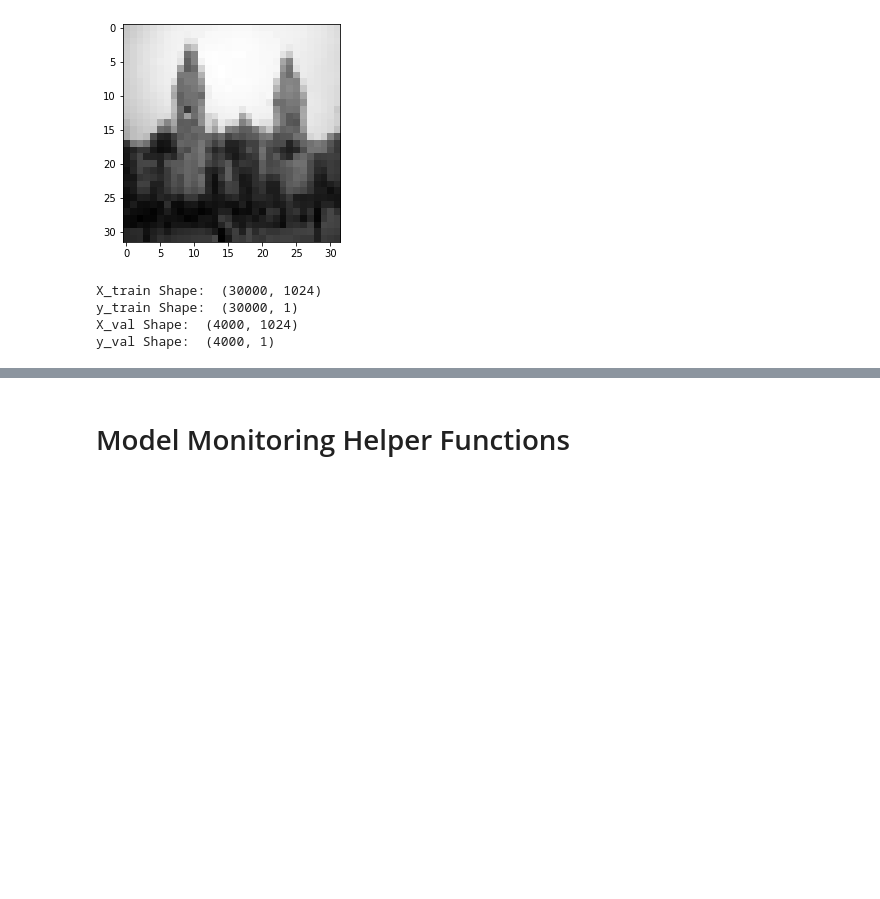
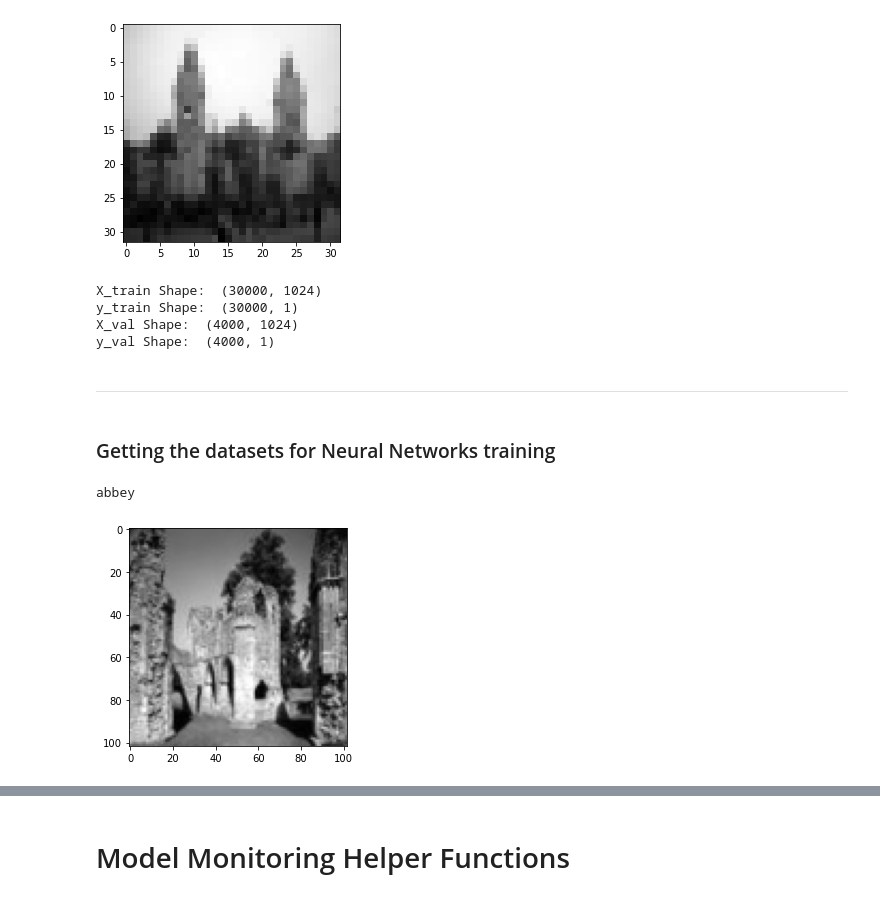
Before and after one commit to RuchaTare/ML-portfolio, a Jupyter notebook: ML_Portfolio.ipynb, the cells around one changed output, grey strips where cells are left out. Cells and saved outputs as stored; diff of their text form; code cells hidden in the pictures; blank space fills up the shorter version.

Commit message:
Neural Networks

```diff
--- a/ML_Portfolio.ipynb
+++ b/ML_Portfolio.ipynb
@@ -149,7 +166,7 @@ plt.show()
 [figure]
 # %%
 # getting the 25% size for image for further preprocessing
-SCALE_PERCENT = 25
+SCALE_PERCENT = 80
 WIDTH = int(test_image.shape[1] * SCALE_PERCENT / 100)
 HEIGHT = int(test_image.shape[0] * SCALE_PERCENT / 100)
 DIM = (WIDTH, HEIGHT)
@@ -204,15 +221,15 @@ def preprocess_image(image_dir, category_path):
         image_path, category = record.split(" ")
 
         # load images and resize
-        image_w= cv2.imread(f'{image_dir}/{image_path}', cv2.IMREAD_COLOR)
+        image_w = cv2.imread(f'{image_dir}/{image_path}', cv2.IMREAD_COLOR)
         image_bw = cv2.cvtColor(image_w, cv2.COLOR_BGR2GRAY)
-        image = image_resize(image_bw)
+        image_bw = image_resize(image_bw)
 
         # load filenames as a list
         image_paths.append(f'{image_dir}/{image_path}')
 
         # adding image and category to the list
-        images.append(image)
+        images.append(image_bw)
         categories.append(int(category))
 
     return images, categories, image_paths
@@ -254,3 +271,17 @@ X_train Shape:  (30000, 1024)
 y_train Shape:  (30000, 1)
 X_val Shape:  (4000, 1024)
 y_val Shape:  (4000, 1)
+# %% [markdown]
+---
+# %% [markdown]
+### Getting the datasets for Neural Networks training
+# %%
+# getting train dataset by calling preprocess and plotting a train image and verifying its category for Neural Networks
+# change the image size in the above cell to increase the size
+images_train_NN, category_train_NN, image_paths_train_NN = preprocess_image(image_dir, path_train)
+print(categories_dataset[category_train_NN[0]])
+plt.imshow(images_train_NN[0], cmap='gray')
+plt.show()
+# %% [output]
+abbey
+[figure, added]
```
Also changed, not shown: parts of 50 cells of this notebook.
